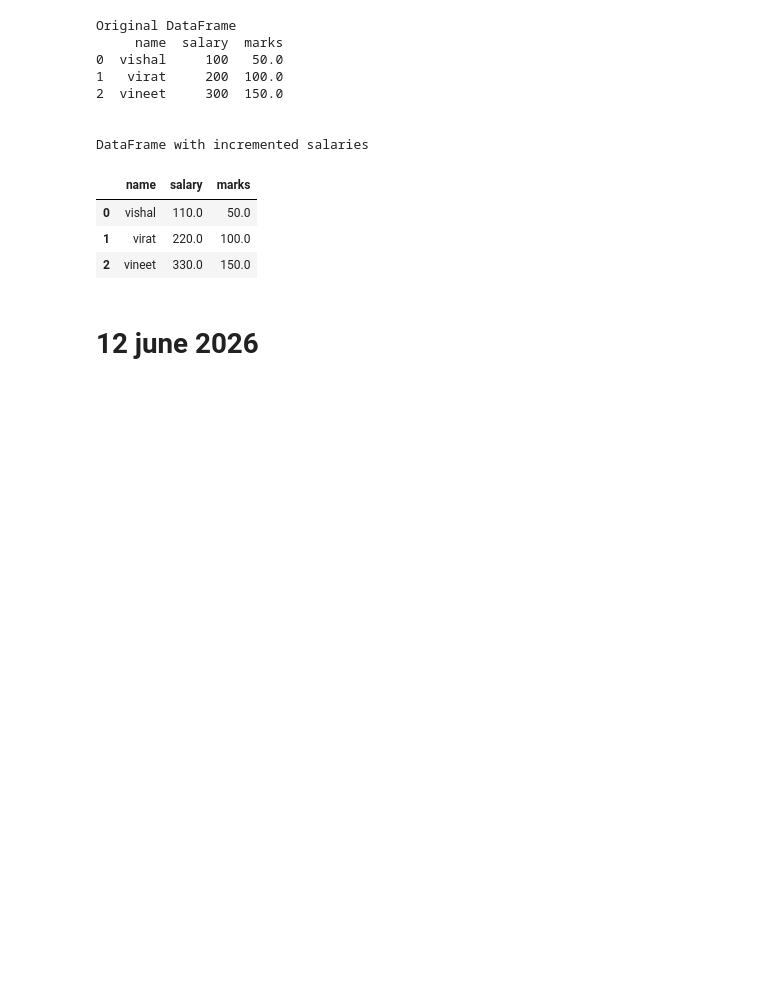
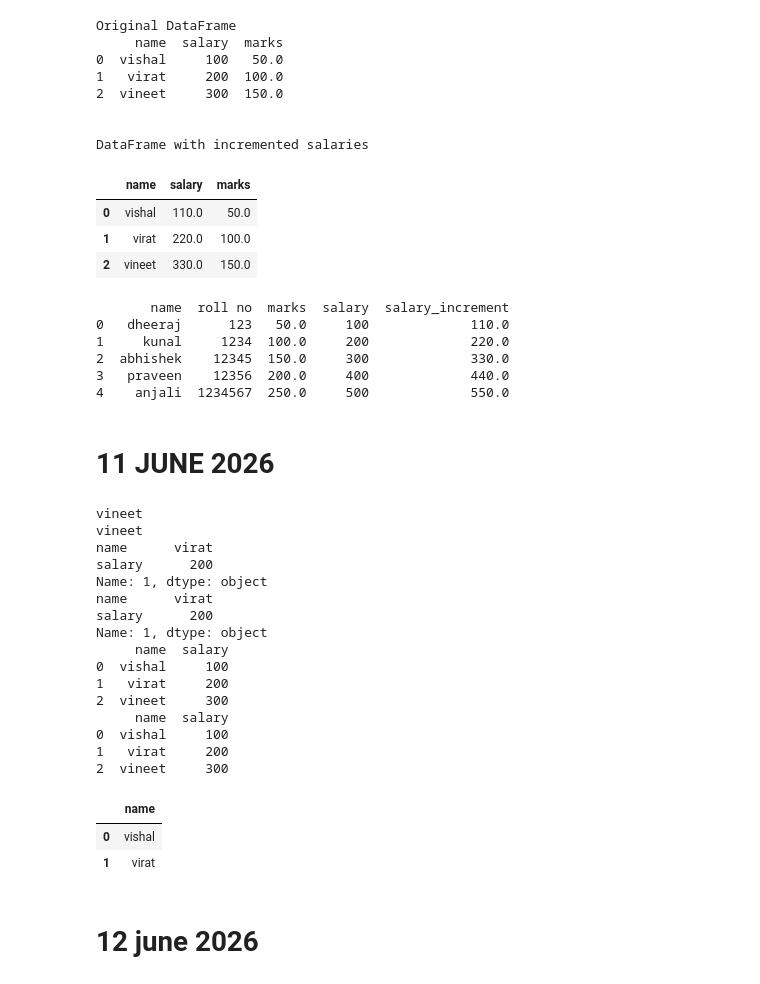
Before and after one commit to Chhavi0926/DS_45_InternshipDays, a Jupyter notebook: DAY_8.ipynb, the cells around one changed output. Drawn from its saved outputs; the diff is of its cells as text; code cells hidden in the pictures; blank space fills up the shorter version.

```diff
--- a/DAY_8.ipynb
+++ b/DAY_8.ipynb
@@ -291,3 +328,72 @@ DataFrame with incremented salaries
 | 0 | vishal | 110.0 | 50.0 |
 | 1 | virat | 220.0 | 100.0 |
 | 2 | vineet | 330.0 | 150.0 |
+# %%
+import pandas as pd
+df = pd.read_json("https://raw.githubusercontent.com/rajendra0968jangid/Ds-Arya/main/file2.json")
+df["marks"] = [10,20,30,40,50]
+df["salary"]= [ 100,200,300,400,500]
+df["marks"] = df["salary"] / 2
+# print(df)
+df["Increment"] = df["salary"]* 1.10
+# print(df)
+
+# column name change
+df.rename(columns={"Increment":"salary_increment"},inplace=True)
+print(df)
+# %% [output]
+       name  roll no  marks  salary  salary_increment
+0   dheeraj      123   50.0     100             110.0
+1     kunal     1234  100.0     200             220.0
+2  abhishek    12345  150.0     300             330.0
+3   praveen    12356  200.0     400             440.0
+4    anjali  1234567  250.0     500             550.0
+# %% [markdown]
+# **11 JUNE 2026**
+# %%
+import pandas as pd
+d = {
+    "name":["vishal","virat","vineet"], # 3 rows
+    "salary":[100,200,300] # 3 rows
+}
+df = pd.DataFrame(data=d)
+print(df.loc[2,"name"])
+print(df.iloc[2,0])
+
+# get single row data using iloc
+print(df.iloc[1])
+
+# get single row using loc
+print(df.loc[1])
+
+# get multi rows using iloc
+print(df.iloc[0:3])
+
+# get multi rows using loc
+print(df.loc[0:3])
+
+# sub data get using iloc
+df1 = df.iloc[0:2,[0]] # rows -> 0,1 and cols -> 0 | name
+df1
+
+# sub data get using loc
+# %% [output]
+vineet
+vineet
+name      virat
+salary      200
+Name: 1, dtype: object
+name      virat
+salary      200
+Name: 1, dtype: object
+     name  salary
+0  vishal     100
+1   virat     200
+2  vineet     300
+     name  salary
+0  vishal     100
+1   virat     200
+2  vineet     300
+|  | name |
+| 0 | vishal |
+| 1 | virat |
```
Also changed, not shown: parts of 6 cells of this notebook.
